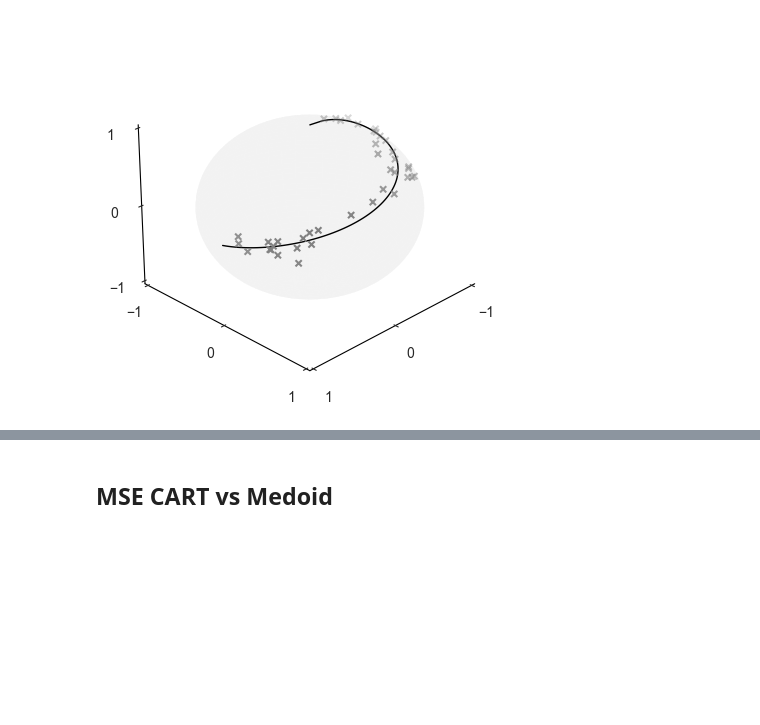
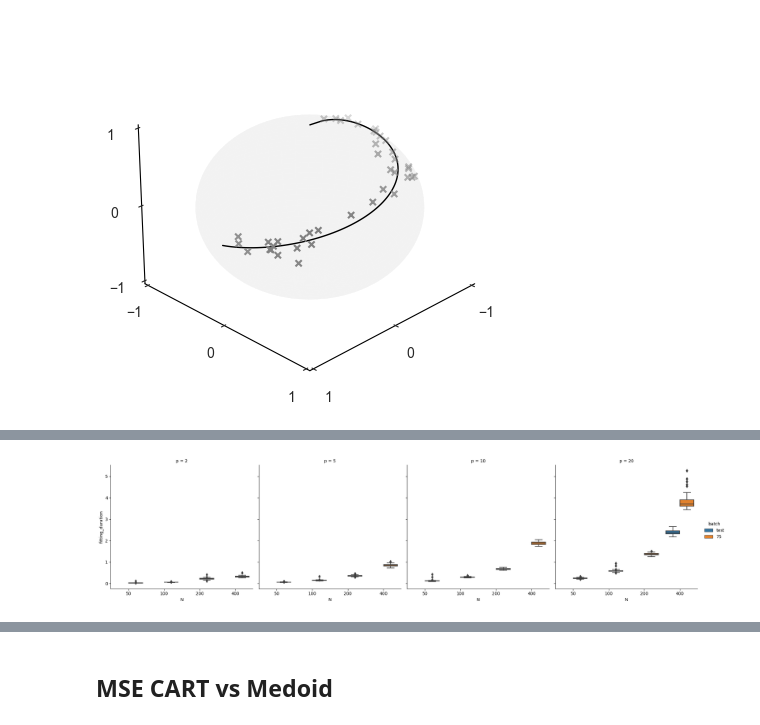
Before and after one commit to matthieubulte/pyfrechet, a Jupyter notebook: benchmark/sphere.ipynb, the cells around one changed output, grey strips where cells are left out. Saved outputs shown, nothing was run; the diff lists cells and outputs as text; code cells hidden in the pictures; blank space fills up the shorter version.

```diff
--- a/benchmark/sphere.ipynb
+++ b/benchmark/sphere.ipynb
@@ -261,0 +296,16 @@ The autoreload extension is already loaded. To reload it, use:
+# %%
+
+
+grid = sns.catplot(df_all[df_all['method'] == 'cart_2means'],
+        x='N', y='fitting_duration',
+        col="p",
+        hue='batch',
+        kind='box')
+
+# grid = sns.catplot(df_75[df_75['method'] == 'cart_2means'],
+#         x='N', y='fitting_duration',
+#         col="p",
+#         hue='method',
+#         kind='box')
+# %% [output]
+[figure, added]
```
Also changed, not shown: parts of 9 cells of this notebook, 13 other files.
